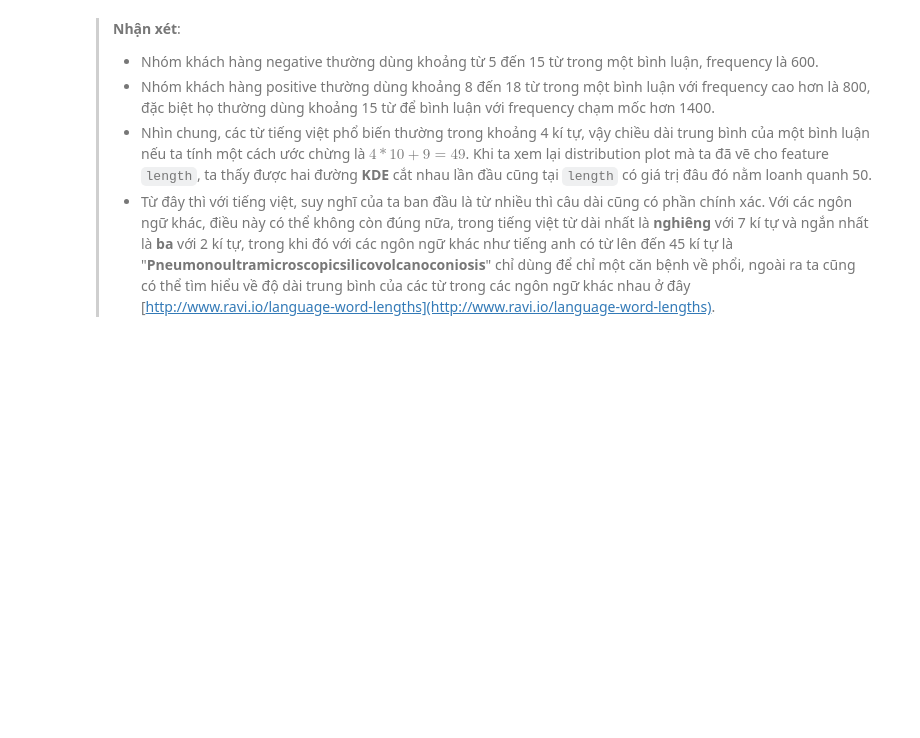
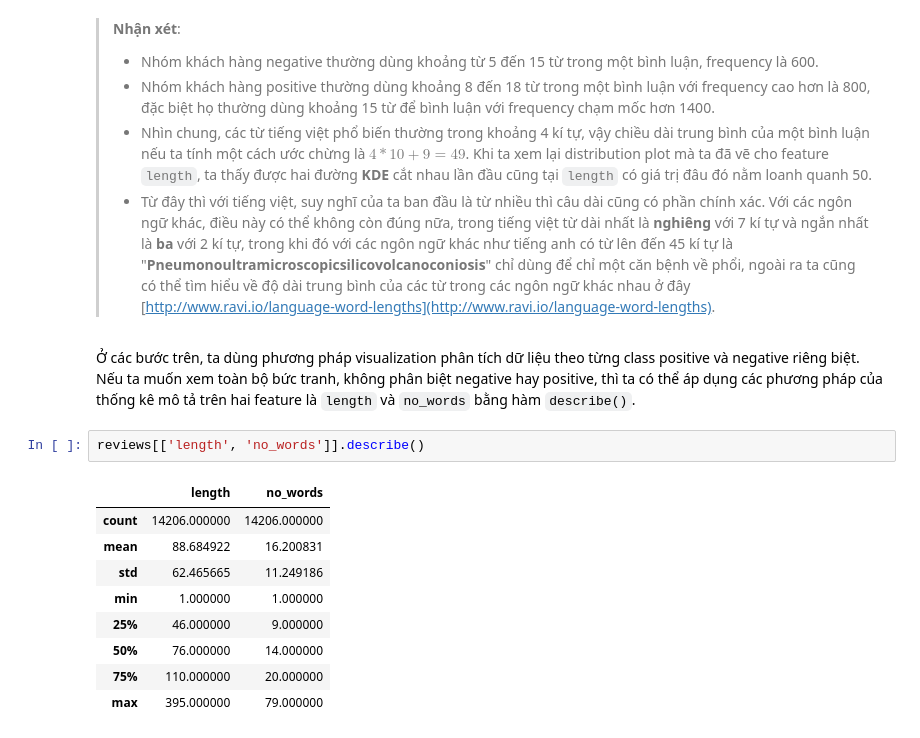
Before and after one commit to cuongpiger/SCL_KHVW_Sentiment_Analysis_Project, a Jupyter notebook: 02.eda.ipynb, the cells around one changed output. Saved outputs shown, nothing was run; the diff lists cells and outputs as text; blank space fills up the shorter version.

```diff
--- a/02.eda.ipynb
+++ b/02.eda.ipynb
@@ -133,3 +133,17 @@ Detective.noWordsFrequency(reviews)
 > * Nhóm khách hàng positive thường dùng khoảng 8 đến 18 từ trong một bình luận với frequency cao hơn là 800, đặc biệt họ thường dùng khoảng 15 từ để bình luận với frequency chạm mốc hơn 1400.
 > * Nhìn chung, các từ tiếng việt phổ biến thường trong khoảng 4 kí tự, vậy chiều dài trung bình của một bình luận nếu ta tính một cách ước chừng là $4 * 10 + 9 = 49$. Khi ta xem lại distribution plot mà ta đã vẽ cho feature `length`, ta thấy được hai đường **KDE** cắt nhau lần đầu cũng tại `length` có giá trị đâu đó nằm loanh quanh 50.
 > * Từ đây thì với tiếng việt, suy nghĩ của ta ban đầu là từ nhiều thì câu dài cũng có phần chính xác. Với các ngôn ngữ khác, điều này có thể không còn đúng nữa, trong tiếng việt từ dài nhất là **nghiêng** với 7 kí tự và ngắn nhất là **ba** với 2 kí tự, trong khi đó với các ngôn ngữ khác như tiếng anh có từ lên đến 45 kí tự là "**Pneumonoultramicroscopicsilicovolcanoconiosis**" chỉ dùng để chỉ một căn bệnh về phổi, ngoài ra ta cũng có thể tìm hiểu về độ dài trung bình của các từ trong các ngôn ngữ khác nhau ở đây [http://www.ravi.io/language-word-lengths](http://www.ravi.io/language-word-lengths).
+# %% [markdown]
+Ở các bước trên, ta dùng phương pháp visualization phân tích dữ liệu theo từng class positive và negative riêng biệt. Nếu ta muốn xem toàn bộ bức tranh, không phân biệt negative hay positive, thì ta có thể áp dụng các phương pháp của thống kê mô tả trên hai feature là `length` và `no_words` bằng hàm `describe()`.
+# %%
+reviews[['length', 'no_words']].describe()
+# %% [output]
+|  | length | no_words |
+| count | 14206.000000 | 14206.000000 |
+| mean | 88.684922 | 16.200831 |
+| std | 62.465665 | 11.249186 |
+| min | 1.000000 | 1.000000 |
+| 25% | 46.000000 | 9.000000 |
+| 50% | 76.000000 | 14.000000 |
+| 75% | 110.000000 | 20.000000 |
+| max | 395.000000 | 79.000000 |
```
Also changed, not shown: parts of 1 cell of this notebook, 1 other file.
